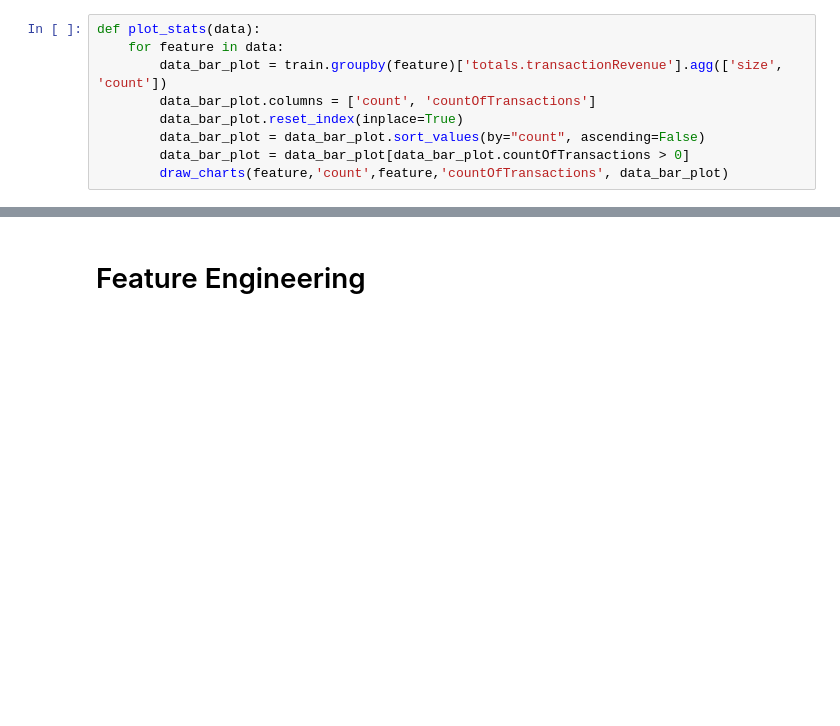
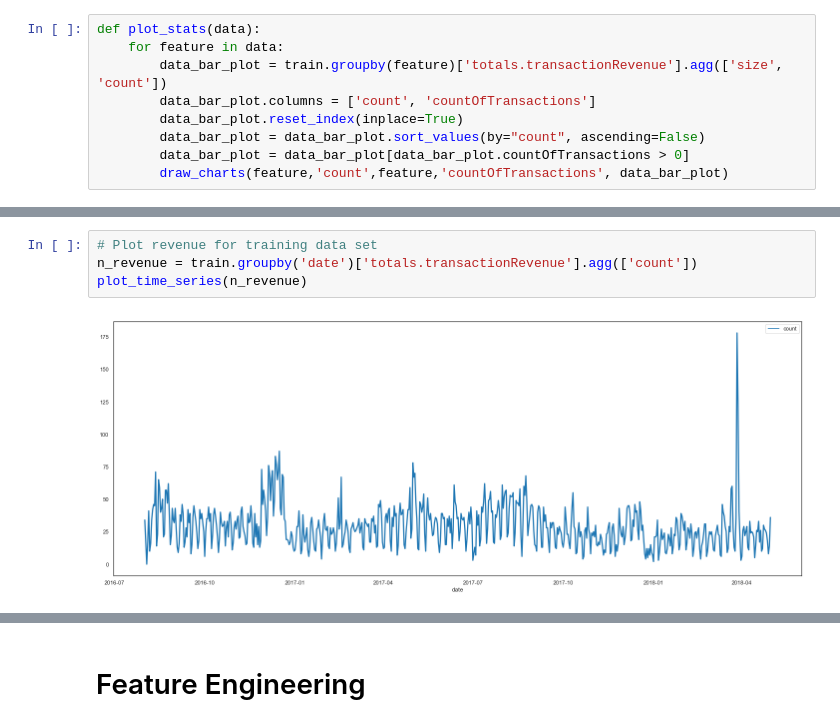
Before and after one commit to TRETH/customer_revenue_prediction, a Jupyter notebook: Untitled.ipynb, the cells around one changed output, grey strips where cells are left out. Drawn from its saved outputs; the diff is of its cells as text; blank space fills up the shorter version.

```diff
--- a/Untitled.ipynb
+++ b/Untitled.ipynb
@@ -216,0 +457,6 @@ plot_stats(features)
+# %%
+# Plot revenue for training data set
+n_revenue = train.groupby('date')['totals.transactionRevenue'].agg(['count'])
+plot_time_series(n_revenue)
+# %% [output]
+[figure, added]
```
Also changed, not shown: parts of 64 cells of this notebook.
